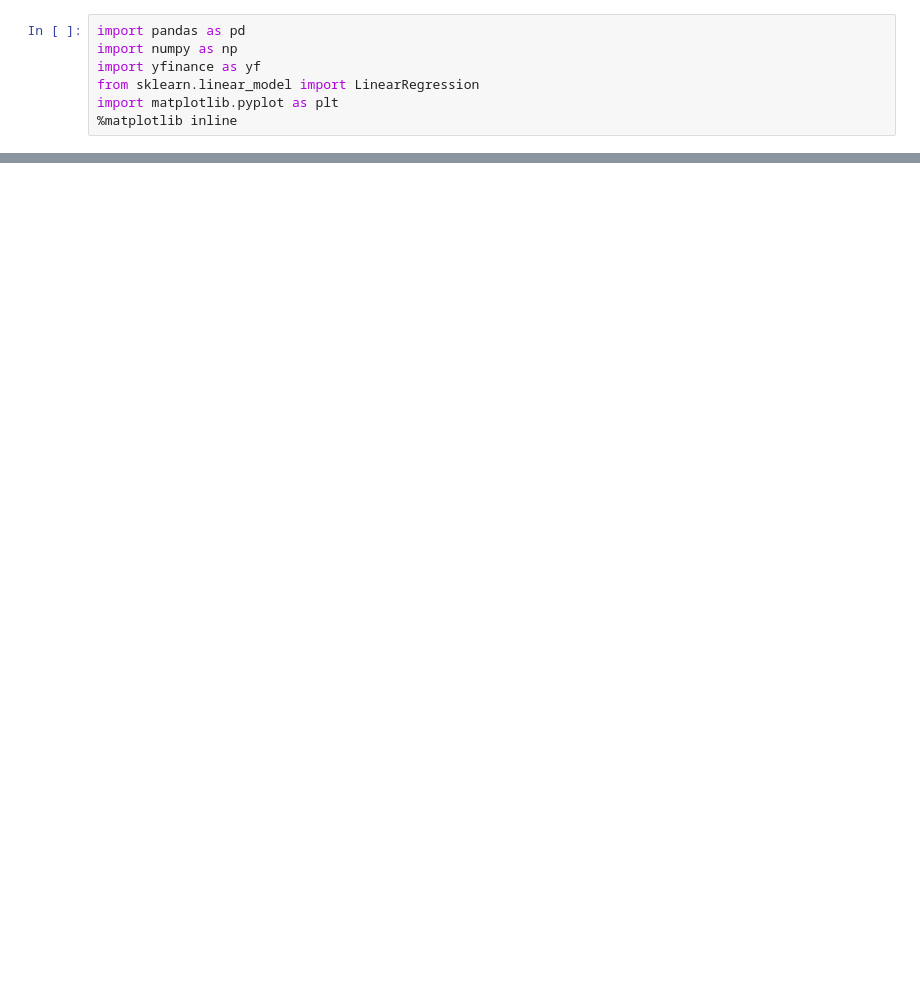
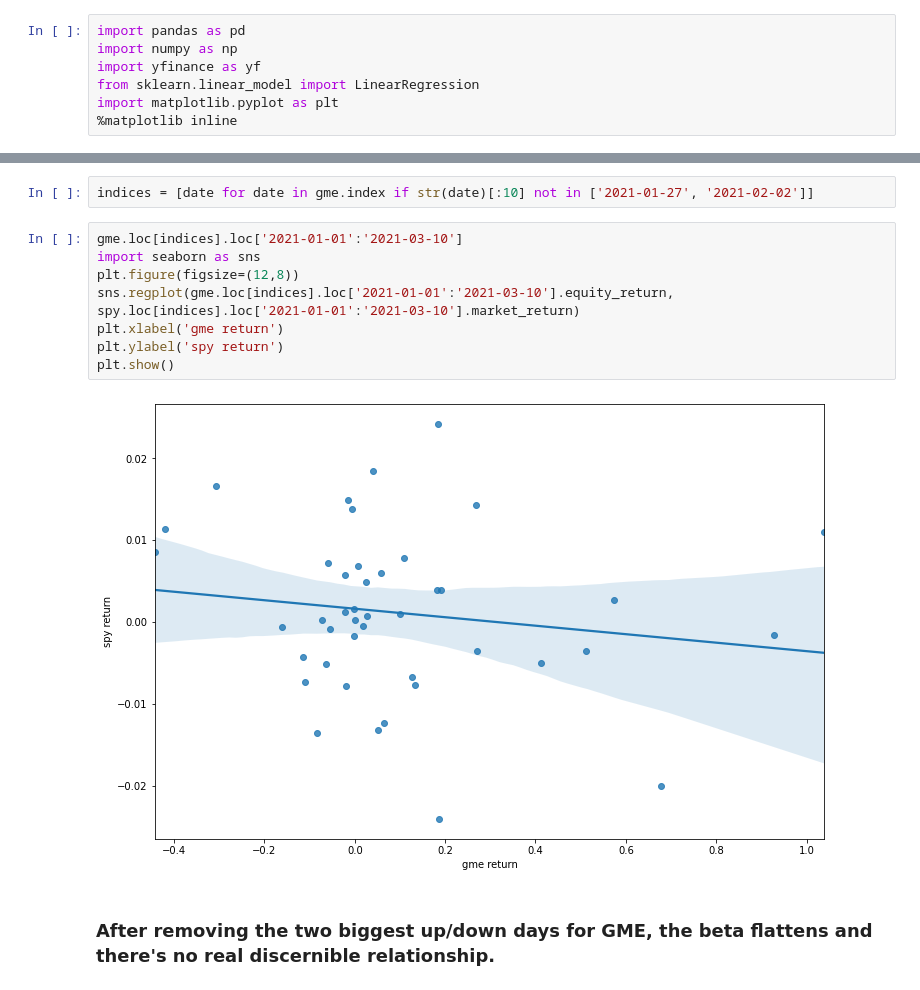
Before and after one commit to chainsaw0/beta, a Jupyter notebook: MarketBetas.ipynb, the cells around one changed output, grey strips where cells are left out. Cells and saved outputs as stored; diff of their text form; blank space fills up the shorter version.

```diff
--- a/MarketBetas.ipynb
+++ b/MarketBetas.ipynb
@@ -112,0 +128,14 @@ plt.show()
+# %%
+indices = [date for date in gme.index if str(date)[:10] not in ['2021-01-27', '2021-02-02']]
+# %%
+gme.loc[indices].loc['2021-01-01':'2021-03-10']
+import seaborn as sns
+plt.figure(figsize=(12,8))
+sns.regplot(gme.loc[indices].loc['2021-01-01':'2021-03-10'].equity_return, spy.loc[indices].loc['2021-01-01':'2021-03-10'].market_return)
+plt.xlabel('gme return')
+plt.ylabel('spy return')
+plt.show()
+# %% [output]
+[figure, added]
+# %% [markdown]
+### After removing the two biggest up/down days for GME, the beta flattens and there's no real discernible relationship.
```
Also changed, not shown: parts of 9 cells of this notebook.
